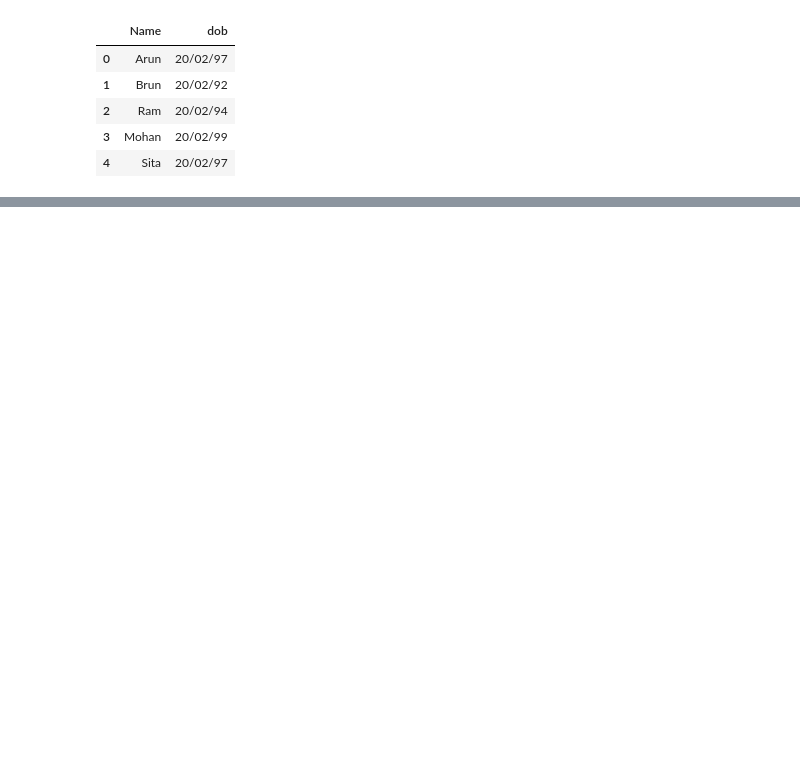
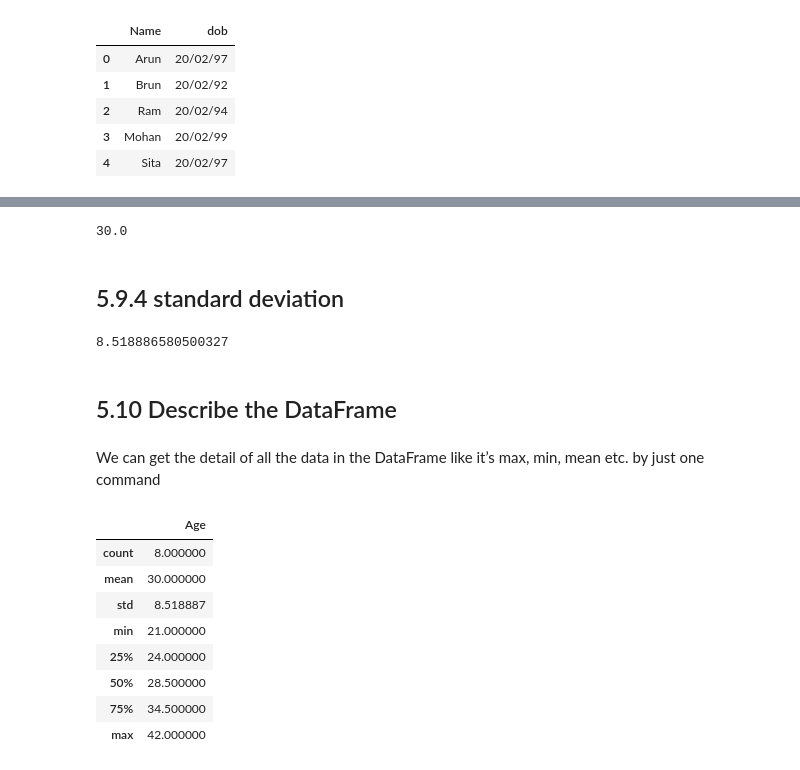
Before and after one commit to chitranjanit/dirty-your-hands-on-ml, a Jupyter notebook: ml-base/pandas/ex-1 ( Crating dataframe using directionary data ).ipynb, the cells around one changed output, grey strips where cells are left out. Saved outputs shown, nothing was run; the diff lists cells and outputs as text; code cells hidden in the pictures; blank space fills up the shorter version.

```diff
--- a/ml-base/pandas/ex-1 ( Crating dataframe using directionary data ).ipynb
+++ b/ml-base/pandas/ex-1 ( Crating dataframe using directionary data ).ipynb
@@ -258,0 +295,27 @@ df[['Name','dob']].head()
+# %%
+df['Age'].mean()
+# %% [output]
+30.0
+# %% [markdown]
+## 5.9.4 standard deviation
+# %%
+df['Age'].std()
+# %% [output]
+8.518886580500327
+# %% [markdown]
+## 5.10 Describe the DataFrame
+# %% [markdown]
+We can get the detail of all the data in the DataFrame like it’s max, min,
+mean etc. by just one command
+# %%
+df.describe()
+# %% [output]
+|  | Age |
+| count | 8.000000 |
+| mean | 30.000000 |
+| std | 8.518887 |
+| min | 21.000000 |
+| 25% | 24.000000 |
+| 50% | 28.500000 |
+| 75% | 34.500000 |
+| max | 42.000000 |
```
Also changed, not shown: parts of 37 cells of this notebook, 3 other files.
